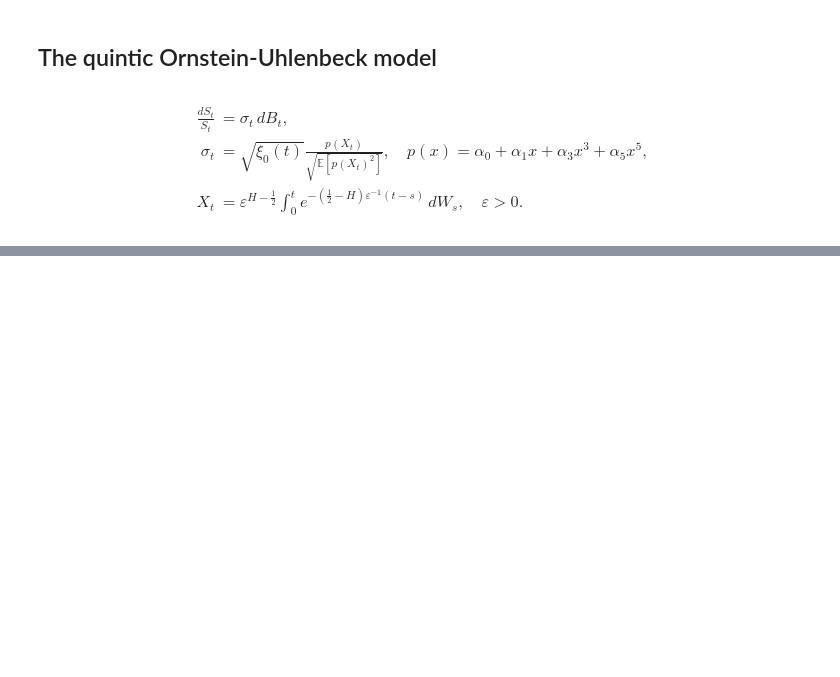
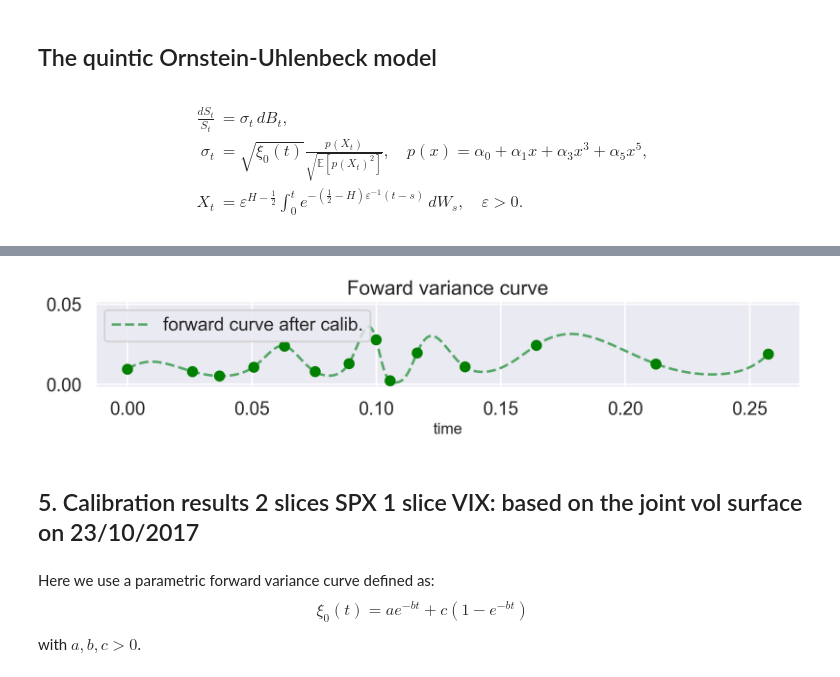
Before and after one commit to fbourgey/quintic-ou, a Jupyter notebook: quintic_ou.ipynb, the cells around one changed output, grey strips where cells are left out. Saved outputs shown, nothing was run; the diff lists cells and outputs as text; code cells hidden in the pictures; blank space fills up the shorter version.

```diff
--- a/quintic_ou.ipynb
+++ b/quintic_ou.ipynb
@@ -42,0 +263,28 @@ $$
+# %%
+t_grids = np.linspace(0, T_array_nodes[-1], 20000)
+# %%
+spine_k_order = 3
+fv_var_graph = interpolate.splrep(T_array_nodes, np.sqrt(fvc), k=spine_k_order)
+fv_var_graph = (interpolate.splev(t_grids, fv_var_graph, der=0).reshape(-1, 1)) ** 2
+# %%
+# shows what the Forward var looks like between 0 to T
+plt.figure(1, figsize=(10, 2.5))
+plt.title("Foward variance curve", y=1)
+plt.plot(t_grids, fv_var_graph, "g--", label="forward curve after calib.")
+plt.plot(T_array_nodes, fvc, "o", c="green")
+plt.legend(loc="upper left")
+plt.ylim(-0.002, 0.052)
+plt.xlabel("time", fontsize=14)
+plt.tight_layout()
+# plt.savefig('fwd_var_curve.pdf')
+plt.show()
+# %% [output]
+[figure, added]
+# %% [markdown]
+## 5. Calibration results 2 slices SPX 1 slice VIX: based on the joint vol surface on 23/10/2017
+# %% [markdown]
+Here we use a parametric forward variance curve defined as:
+$$
+  \xi_0(t) = a e^{-b t} + c(1-e^{-b t})
+$$
+with $a,b,c >0$.
```
Also changed, not shown: parts of 26 cells of this notebook, 5 other files.
